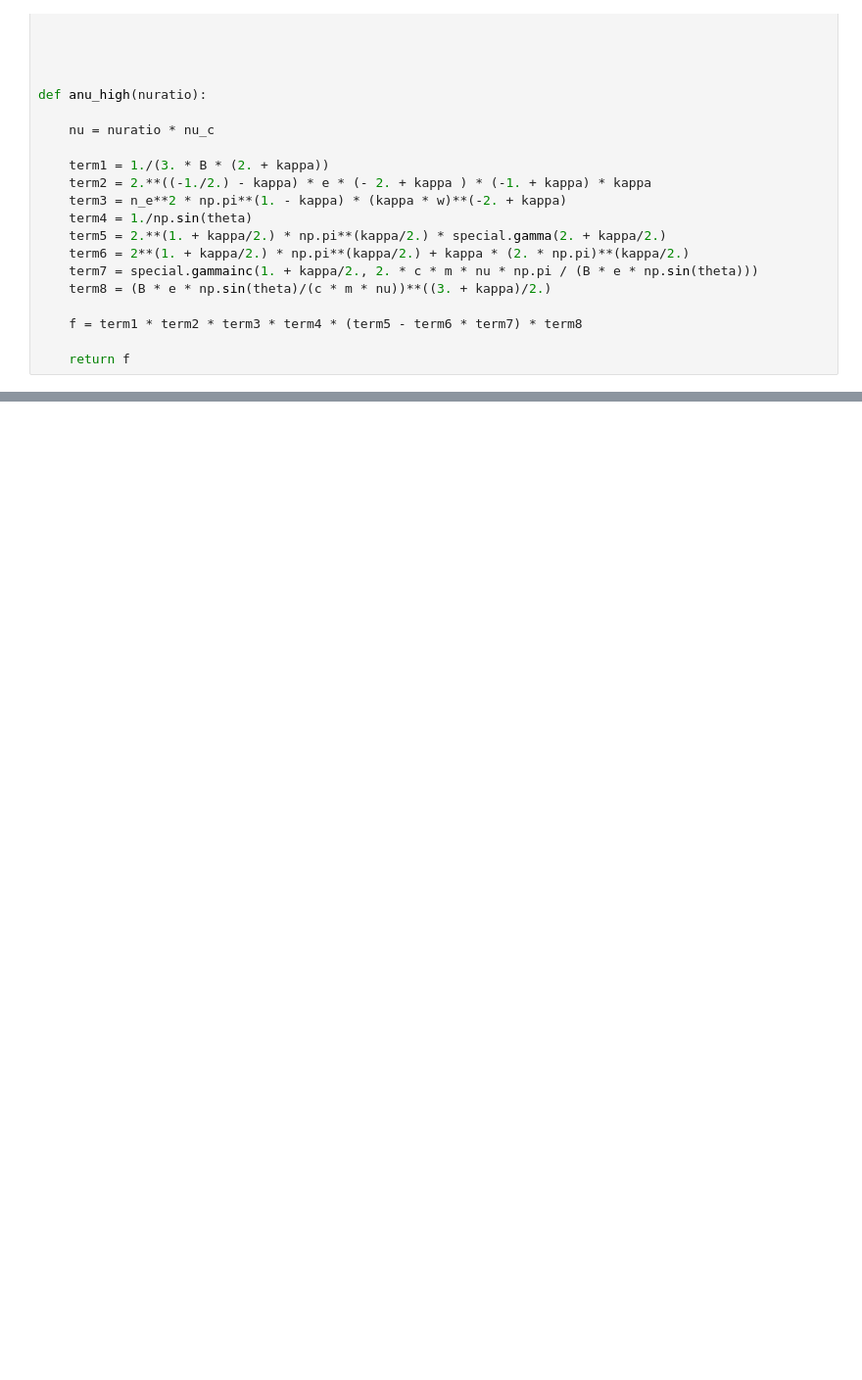
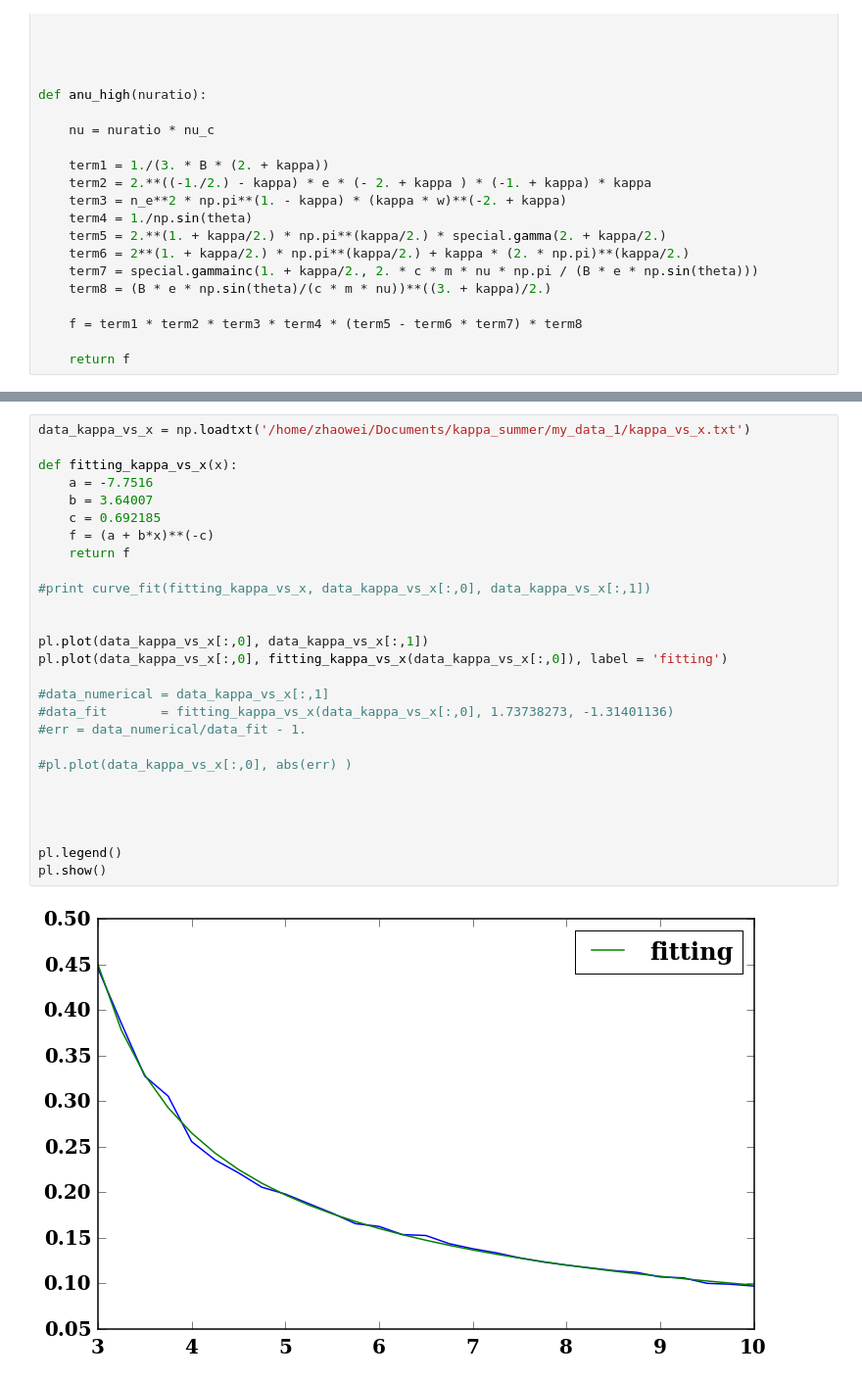
Before and after one commit to ZhaoweiZ/kappa_summer, a Jupyter notebook: finding_fitting_formula_to_kappa_2.ipynb, the cells around one changed output, grey strips where cells are left out. Shown at 98% size. Cells and saved outputs as stored; diff of their text form; blank space fills up the shorter version.

Commit message:
have found fitting formula to absorptivity, almost finish everything

```diff
--- a/finding_fitting_formula_to_kappa_2.ipynb
+++ b/finding_fitting_formula_to_kappa_2.ipynb
@@ -448,0 +475,29 @@ def error_anu():
+# %%
+data_kappa_vs_x = np.loadtxt('/home/zhaowei/Documents/kappa_summer/my_data_1/kappa_vs_x.txt')
+
+def fitting_kappa_vs_x(x):
+    a = -7.7516
+    b = 3.64007
+    c = 0.692185
+    f = (a + b*x)**(-c)
+    return f
+
+#print curve_fit(fitting_kappa_vs_x, data_kappa_vs_x[:,0], data_kappa_vs_x[:,1])
+
+
+pl.plot(data_kappa_vs_x[:,0], data_kappa_vs_x[:,1])
+pl.plot(data_kappa_vs_x[:,0], fitting_kappa_vs_x(data_kappa_vs_x[:,0]), label = 'fitting')
+
+#data_numerical = data_kappa_vs_x[:,1]
+#data_fit       = fitting_kappa_vs_x(data_kappa_vs_x[:,0], 1.73738273, -1.31401136)
+#err = data_numerical/data_fit - 1.
+
+#pl.plot(data_kappa_vs_x[:,0], abs(err) )
+
+
+
+
+pl.legend()
+pl.show()
+# %% [output]
+[figure, added]
```
Also changed, not shown: parts of 6 cells of this notebook.
